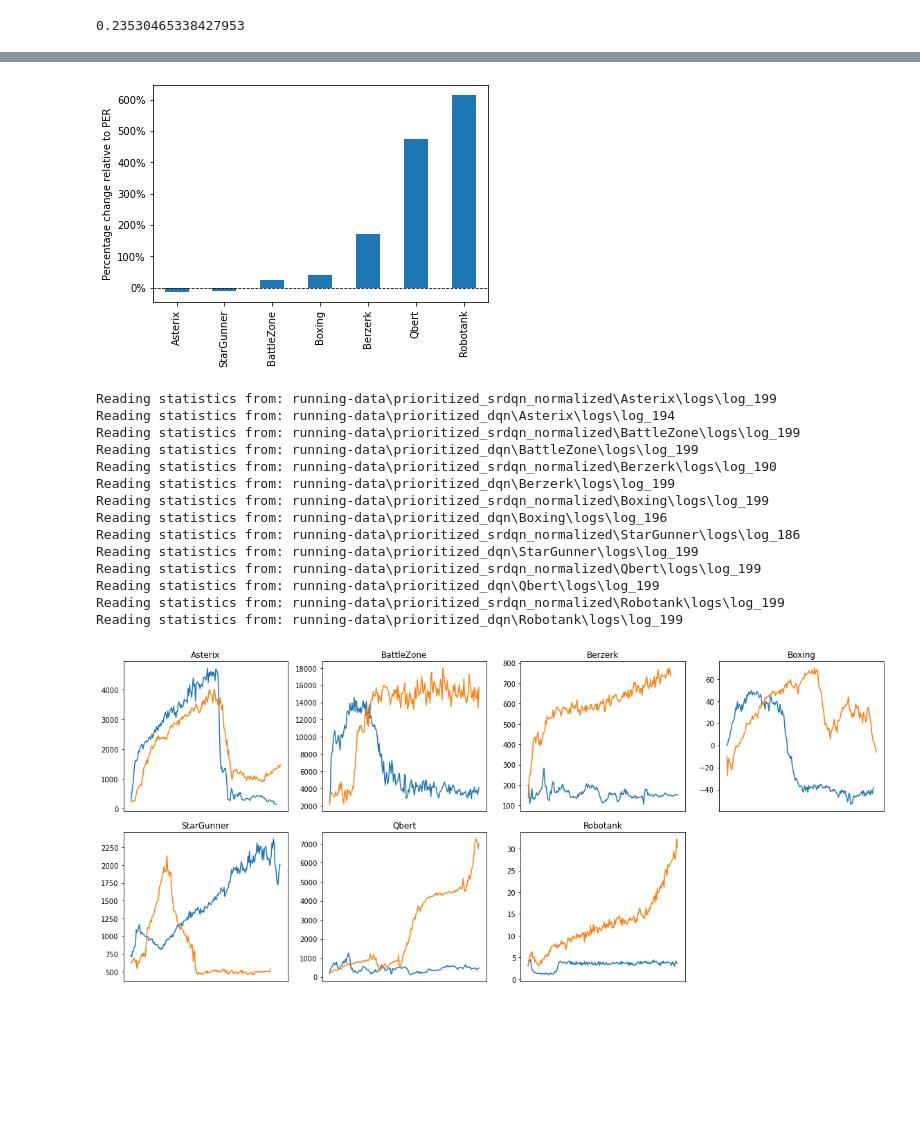
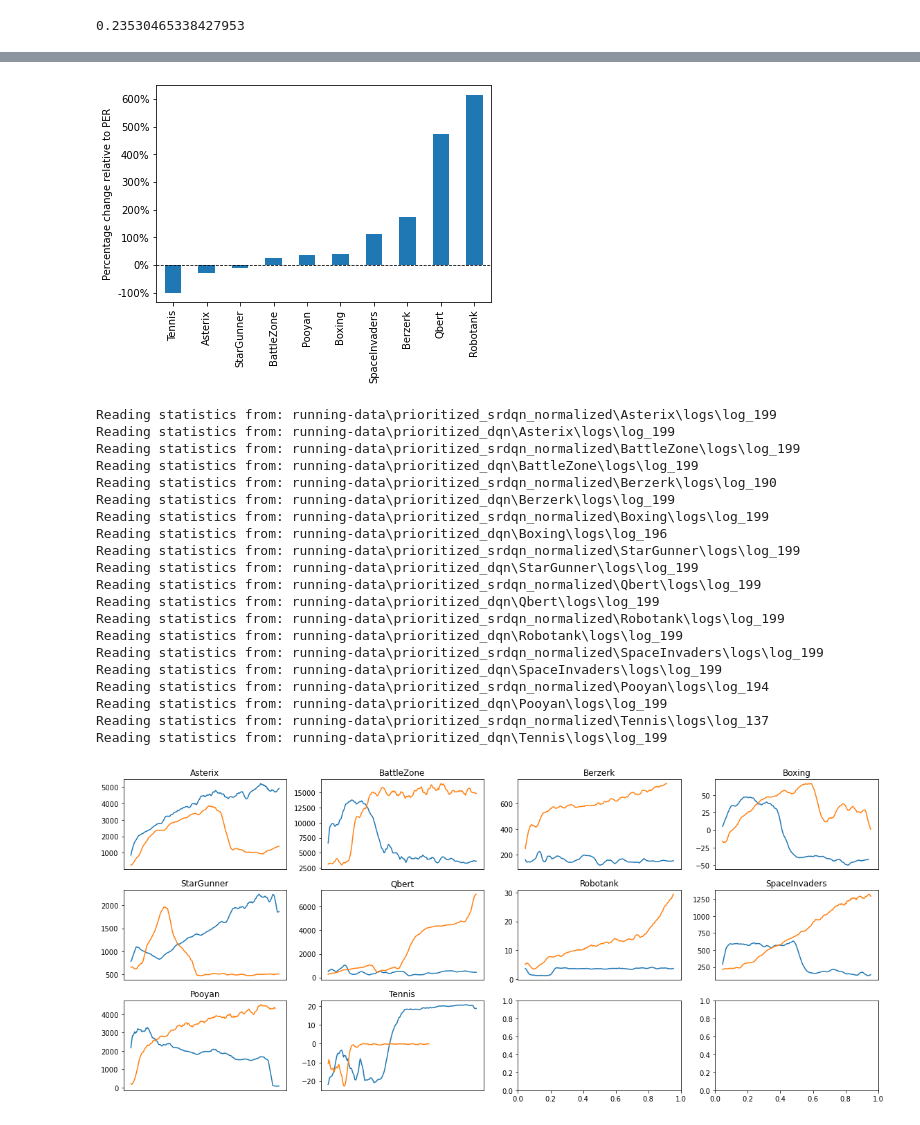
Before and after one commit to bryanyuan1/ExperienceReplaySR, a Jupyter notebook: dopamine_need_term_experiment.ipynb, the cells around one changed output, grey strips where cells are left out. Saved outputs shown, nothing was run; the diff lists cells and outputs as text; code cells hidden in the pictures; blank space fills up the shorter version.

Commit message:
update data

```diff
--- a/dopamine_need_term_experiment.ipynb
+++ b/dopamine_need_term_experiment.ipynb
@@ -686,7 +686,7 @@ Reading statistics from: running-data\prioritized_srdqn_normalized\BattleZone\lo
 Reading statistics from: running-data\prioritized_dqn\BattleZone\logs\log_199
 0.23530465338427953
 # %%
-games = ['Asterix', 'BattleZone', 'Berzerk', 'Boxing', 'StarGunner', 'Qbert', 'Robotank']
+games = ['Asterix', 'BattleZone', 'Berzerk', 'Boxing', 'StarGunner', 'Qbert', 'Robotank', 'SpaceInvaders', 'Pooyan', 'Tennis']
 all_ratio = []
 for game in games:
     ratio = relative_performance(game)
@@ -734,7 +743,7 @@ vals = ax.get_yticks()
 ax.set_yticklabels(['{:,.0%}'.format(x) for x in vals])
 plt.savefig('relativeperf.eps', format='eps')
 # %% [output]
-[figure, old version]
+[figure, new version]
 # %%
 def get_data(game):
     GAME = game
@@ -759,48 +768,55 @@ def get_data(game):
 
     return comparison
 # %%
-games = ['Asterix', 'BattleZone', 'Berzerk', 'Boxing', 'StarGunner', 'Qbert', 'Robotank']
+games = ['Asterix', 'BattleZone', 'Berzerk', 'Boxing', 'StarGunner', 'Qbert', 'Robotank', 'SpaceInvaders', 'Pooyan', 'Tennis']
 num_cols = 4
-num_rows = 2
+num_rows = 3
 fig, axs = plt.subplots(num_rows, num_cols, figsize=(16,7))
-fig.delaxes(axs[1, 3])
 for i in range(len(games)):
     game = games[i]
     comparison = get_data(game)
     curr_ax = axs[i // num_cols, i % num_cols]
-    sns.lineplot(x='iteration', y='train_episode_returns', hue='agent', data=comparison, ax=curr_ax)
+    sns.lineplot(x='iteration', y='train_episode_returns', data=comparison[comparison['agent'] == 'PER'].rolling(6).mean(), ax=curr_ax)
+    sns.lineplot(x='iteration', y='train_episode_returns', data=comparison[comparison['agent'] == 'PER-SR-magnitude'].rolling(6).mean(), ax=curr_ax)
     curr_ax.set_title(game)
     curr_ax.set(xlabel=None)
     curr_ax.set(ylabel=None)
-    curr_ax.get_legend().remove()
+    if curr_ax.get_legend():
+        curr_ax.get_legend().remove()
     curr_ax.axes.get_xaxis().set_visible(False)
 
 # add margins
 fig.tight_layout()
 
 # lines = []
 # labels = []
 
 # for ax in fig.axes:
 #     axLine, axLabel = ax.get_legend_handles_labels()
 #     lines.extend(axLine)
 #     labels.extend(axLabel)
 # fig.legend(lines, labels, loc = 'lower center')
 plt.savefig('curves.eps', format='eps')
 plt.show()
 # %% [output]
 Reading statistics from: running-data\prioritized_srdqn_normalized\Asterix\logs\log_199
-Reading statistics from: running-data\prioritized_dqn\Asterix\logs\log_194
+Reading statistics from: running-data\prioritized_dqn\Asterix\logs\log_199
 Reading statistics from: running-data\prioritized_srdqn_normalized\BattleZone\logs\log_199
 Reading statistics from: running-data\prioritized_dqn\BattleZone\logs\log_199
 Reading statistics from: running-data\prioritized_srdqn_normalized\Berzerk\logs\log_190
 Reading statistics from: running-data\prioritized_dqn\Berzerk\logs\log_199
 Reading statistics from: running-data\prioritized_srdqn_normalized\Boxing\logs\log_199
 Reading statistics from: running-data\prioritized_dqn\Boxing\logs\log_196
-Reading statistics from: running-data\prioritized_srdqn_normalized\StarGunner\logs\log_186
+Reading statistics from: running-data\prioritized_srdqn_normalized\StarGunner\logs\log_199
 Reading statistics from: running-data\prioritized_dqn\StarGunner\logs\log_199
 Reading statistics from: running-data\prioritized_srdqn_normalized\Qbert\logs\log_199
 Reading statistics from: running-data\prioritized_dqn\Qbert\logs\log_199
 Reading statistics from: running-data\prioritized_srdqn_normalized\Robotank\logs\log_199
 Reading statistics from: running-data\prioritized_dqn\Robotank\logs\log_199
+Reading statistics from: running-data\prioritized_srdqn_normalized\SpaceInvaders\logs\log_199
+Reading statistics from: running-data\prioritized_dqn\SpaceInvaders\logs\log_199
+Reading statistics from: running-data\prioritized_srdqn_normalized\Pooyan\logs\log_194
+Reading statistics from: running-data\prioritized_dqn\Pooyan\logs\log_199
+Reading statistics from: running-data\prioritized_srdqn_normalized\Tennis\logs\log_137
+Reading statistics from: running-data\prioritized_dqn\Tennis\logs\log_199
-[figure, old version]
+[figure, new version]
```
Also changed, not shown: parts of 2 cells of this notebook, 5 other files.
